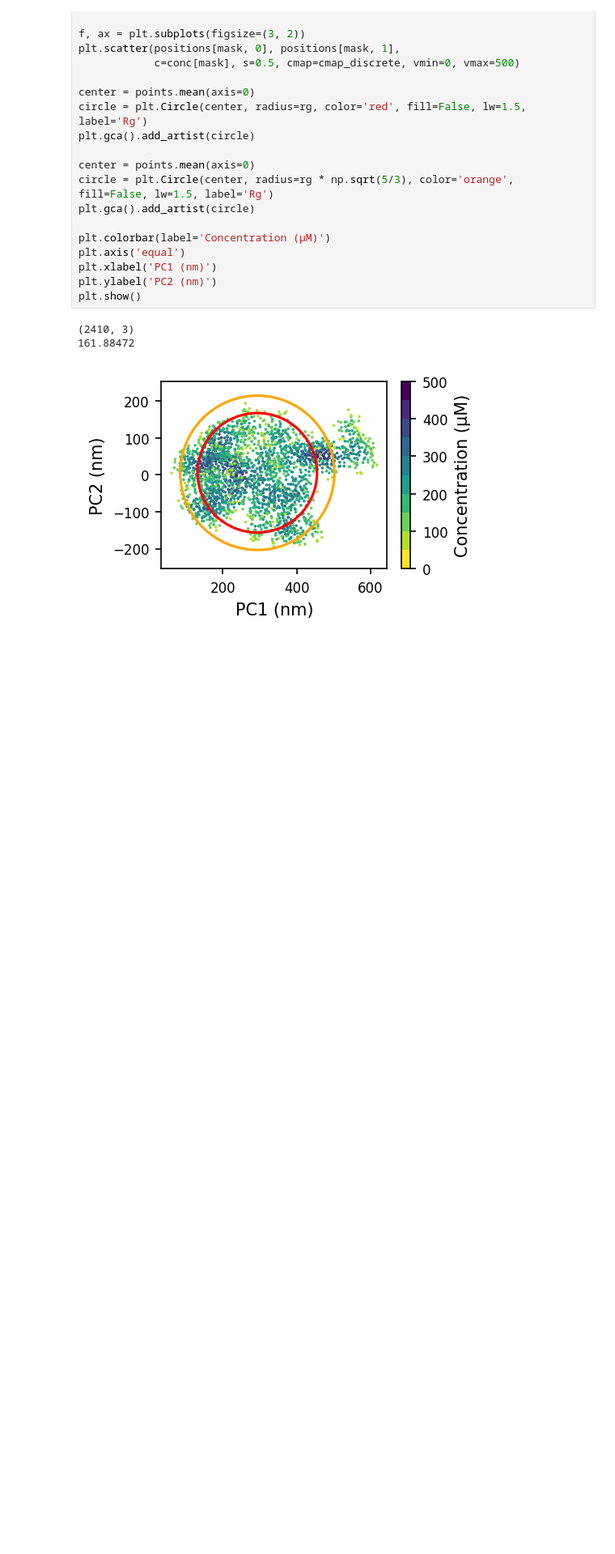
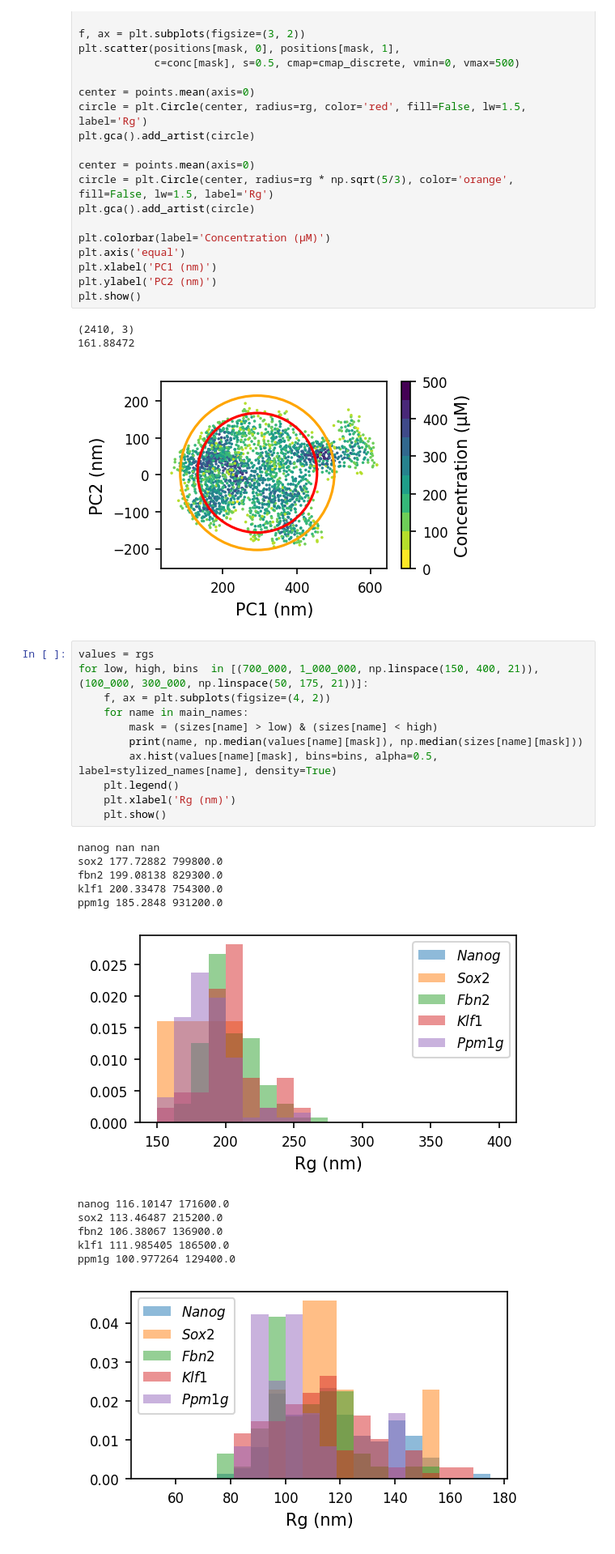
Before and after one commit to ZhangGroup-MITChemistry/maxentnuc, a Jupyter notebook: figures/density.ipynb, the cells around one changed output. Shown at 81% size. Cells and saved outputs as stored; diff of their text form; blank space fills up the shorter version.

```diff
--- a/figures/density.ipynb
+++ b/figures/density.ipynb
@@ -667,3 +682,27 @@ plt.show()
 (2410, 3)
 161.88472
 [figure]
+# %%
+values = rgs
+for low, high, bins  in [(700_000, 1_000_000, np.linspace(150, 400, 21)), (100_000, 300_000, np.linspace(50, 175, 21))]:
+    f, ax = plt.subplots(figsize=(4, 2))
+    for name in main_names:
+        mask = (sizes[name] > low) & (sizes[name] < high)
+        print(name, np.median(values[name][mask]), np.median(sizes[name][mask]))
+        ax.hist(values[name][mask], bins=bins, alpha=0.5, label=stylized_names[name], density=True)
+    plt.legend()
+    plt.xlabel('Rg (nm)')
+    plt.show()
+# %% [output]
+nanog nan nan
+sox2 177.72882 799800.0
+fbn2 199.08138 829300.0
+klf1 200.33478 754300.0
+ppm1g 185.2848 931200.0
+[figure, added]
+nanog 116.10147 171600.0
+sox2 113.46487 215200.0
+fbn2 106.38067 136900.0
+klf1 111.985405 186500.0
+ppm1g 100.977264 129400.0
+[figure, added]
```
Also changed, not shown: parts of 6 cells of this notebook, 11 other files.
